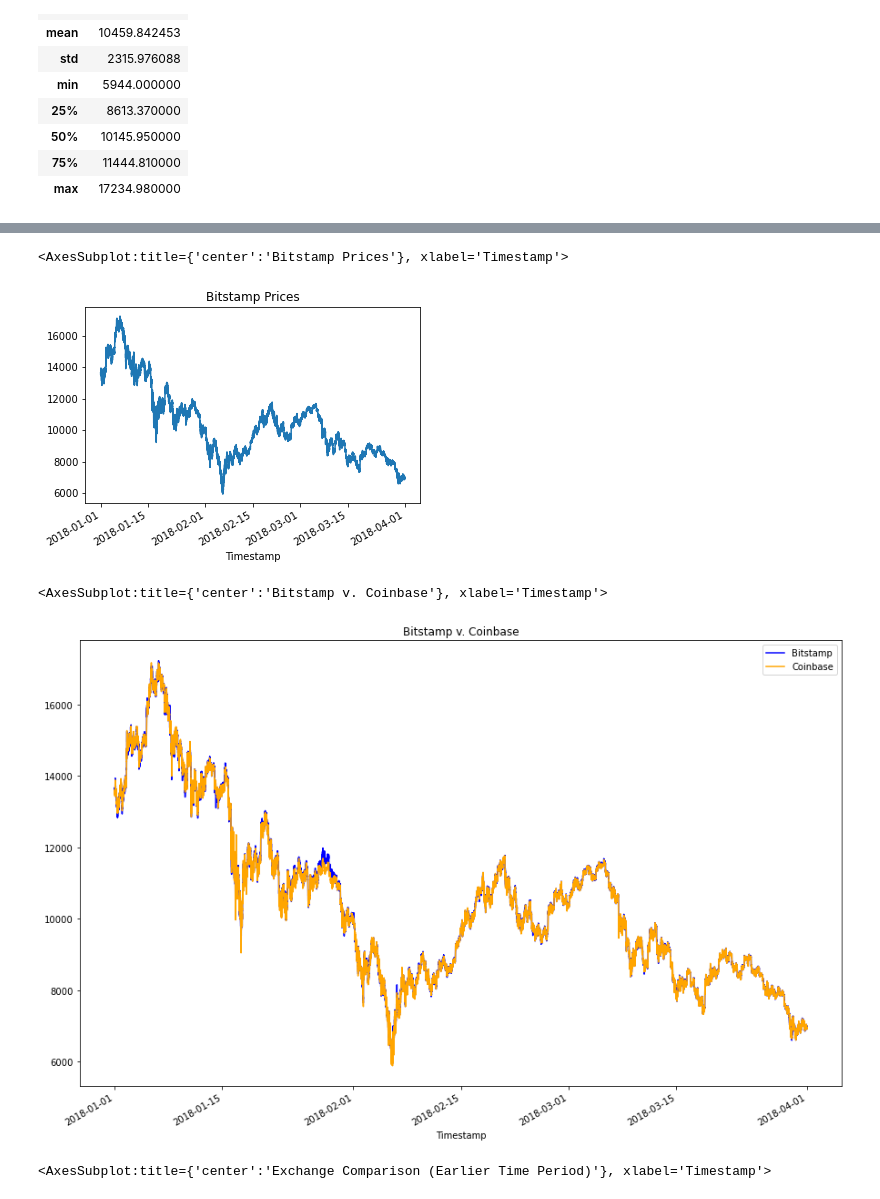
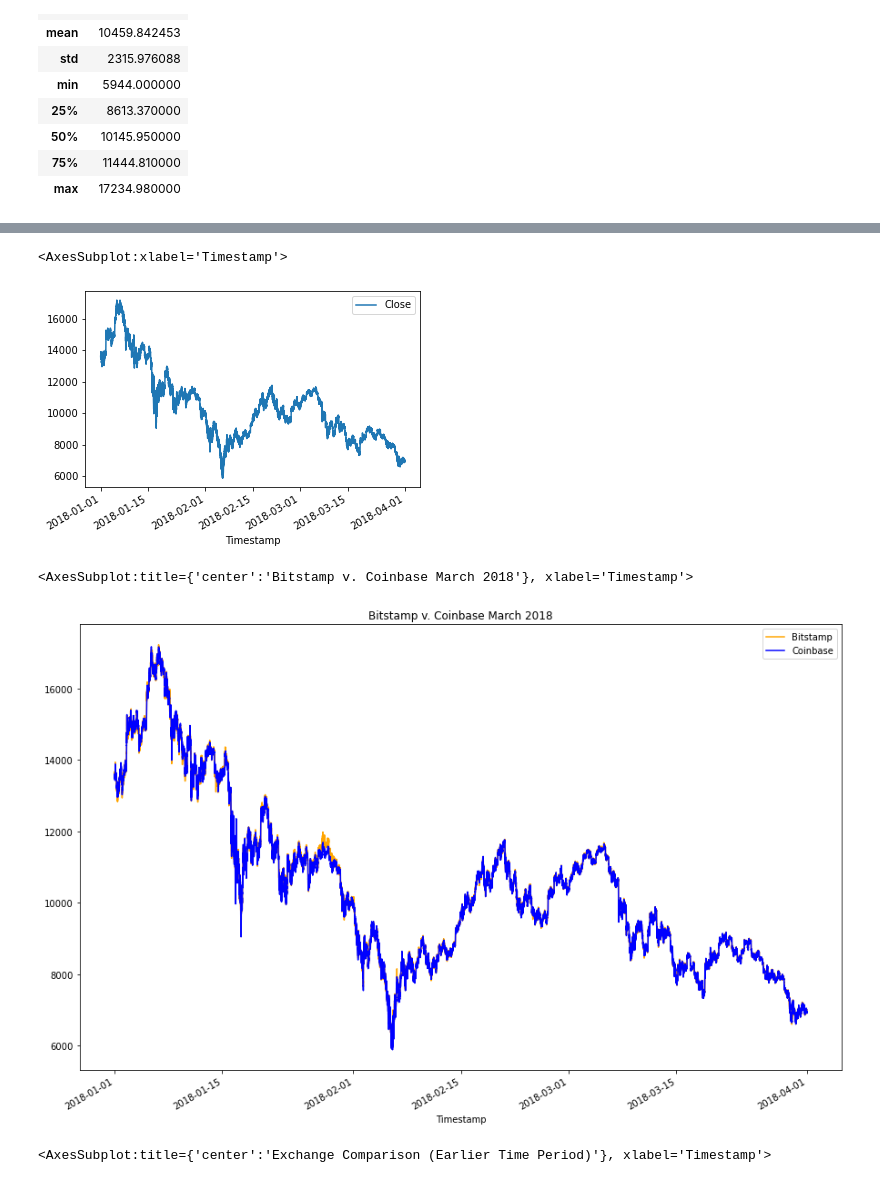
Before and after one commit to annajolt/Challenge_3, a Jupyter notebook: crypto_arbitrage.ipynb, the cells around one changed output, grey strips where cells are left out. Drawn from its saved outputs; the diff is of its cells as text; code cells hidden in the pictures.

```diff
--- a/crypto_arbitrage.ipynb
+++ b/crypto_arbitrage.ipynb
@@ -134,7 +145,7 @@ bitstamp = bitstamp.drop_duplicates()
 # Repeat Steps 1–4 for the coinbase DataFrame
 coinbase.dropna()
 coinbase.loc[:,'Close'] = coinbase.loc[:,'Close'].str.replace("$"," ")
-coinbase['Close'].astype(float)
+coinbase.loc[:, 'Close'] = coinbase.loc[:,'Close'].astype(float)
 coinbase.head()
 # %% [output]
 |  | Open | High | Low | Close | BTC Volume | USD Volume | Weighted Price |
@@ -181,9 +198,9 @@ bitstamp_sliced = # YOUR CODE HERE
 # %%
 # Use loc or iloc to select `Timestamp (the index)` and `Close` from coinbase DataFrame
-coinbase_sliced = # YOUR CODE HERE
+coinbase_sliced = coinbase.loc[:, ['Close']]
 
 # Review the first five rows of the DataFrame
-# YOUR CODE HERE
+coinbase_sliced.head()
 # %% [output]
 |  | Close |
 | Timestamp |  |
@@ -240,18 +257,21 @@ Sort through the time series data associated with the bitstamp and coinbase Data
 # %%
 # Create a line plot for the coinbase DataFrame for the full length of time in the dataset
 # Be sure that the figure size, title, and color are tailored to each visualization
-# YOUR CODE HERE
+coinbase_sliced.plot()
 # %% [output]
-<AxesSubplot:title={'center':'Bitstamp Prices'}, xlabel='Timestamp'>
+<AxesSubplot:xlabel='Timestamp'>
-[figure, old version]
+[figure, new version]
 # %%
 # Overlay the visualizations for the bitstamp and coinbase DataFrames in one plot
 # The plot should visualize the prices over the full lenth of the dataset
 # Be sure to include the parameters: legend, figure size, title, and color and label
-# YOUR CODE HERE
+bitstamp_sliced['Close'].plot(legend=True, figsize=(15, 10), color='orange', label='Bitstamp',
+                              title='Bitstamp v. Coinbase March 2018')
+coinbase_sliced['Close'].plot(legend=True, figsize=(15, 10), color='blue', label="Coinbase",
+                             title='Bitstamp v. Coinbase March 2018')
 # %% [output]
-<AxesSubplot:title={'center':'Bitstamp v. Coinbase'}, xlabel='Timestamp'>
+<AxesSubplot:title={'center':'Bitstamp v. Coinbase March 2018'}, xlabel='Timestamp'>
-[figure, old version]
+[figure, new version]
 # %%
 # Using the loc and plot functions, create an overlay plot that visualizes
 # the price action of both DataFrames for a one month period early in the dataset
```
Also changed, not shown: parts of 10 cells of this notebook.
